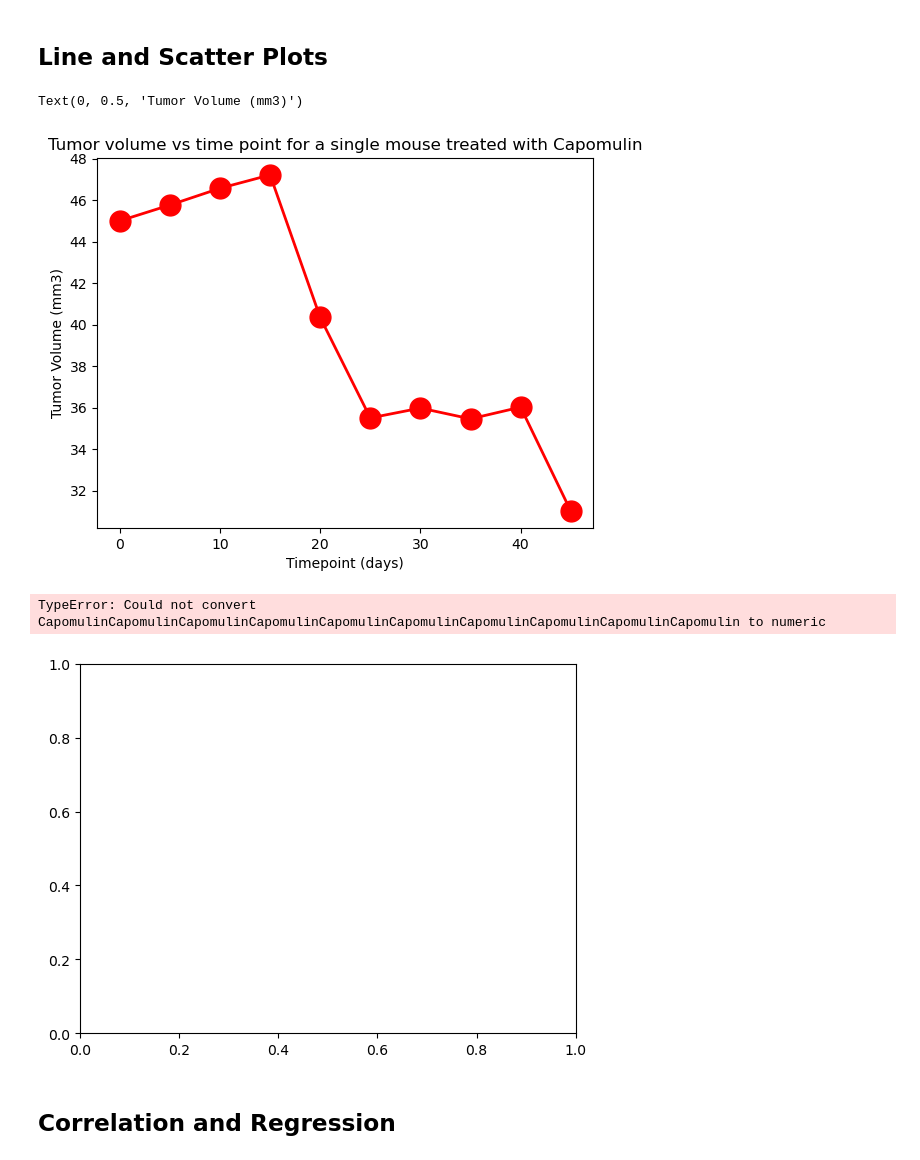
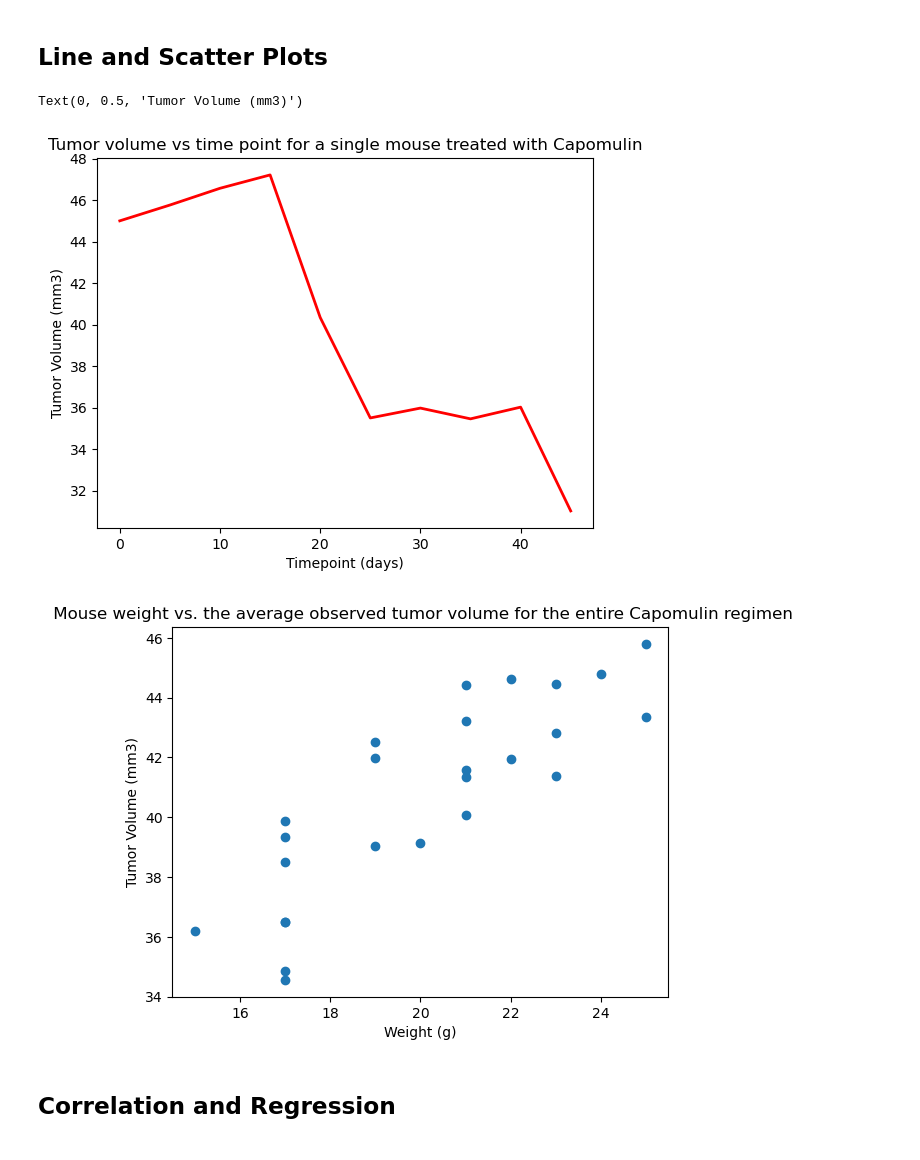
Before and after one commit to Annabrabender/datavisulization-challenge, a Jupyter notebook: pymaceuticals_starter.ipynb, the cells around one changed output. Saved outputs shown, nothing was run; the diff lists cells and outputs as text; code cells hidden in the pictures.

```diff
--- a/pymaceuticals_starter.ipynb
+++ b/pymaceuticals_starter.ipynb
@@ -323,26 +325,32 @@ tumorsize = line_df["Tumor Volume (mm3)"]
 
 fig1, ax1 = plt.subplots()
 plt.title("Tumor volume vs time point for a single mouse treated with Capomulin")
-plt.plot(x_axis, tumorsize, linewidth =2, markersize=15, marker="o", color="red", label="volume")
+plt.plot(x_axis, tumorsize, linewidth =2, color="red", label="volume")
 plt.xlabel("Timepoint (days)")
 plt.ylabel("Tumor Volume (mm3)")
 # %% [output]
 Text(0, 0.5, 'Tumor Volume (mm3)')
-[figure, old version]
+[figure, new version]
 # %%
 # Generate a scatter plot of mouse weight vs. the average observed tumor volume for the entire Capomulin regimen
 
 
-average_volume_capomulin =capomulin_df.groupby(['Mouse ID']).mean()
+group_capomulin_df = capomulin_df.groupby("Mouse ID")
 
 
-plt.scatter(average_volume_capomulin['Weight (g)'],average_volume_capomulin['Tumor Volume (mm3)'], color="red")
-plt.title('Mouse Weight Versus Average Observed Tumor Volume')
-plt.xlabel('Weight (g)',fontsize =12)
-plt.ylabel('Average Tumor Volume (mm3)')
+average_volume_capomulin = group_capomulin_df[('Tumor Volume (mm3)')].mean()
+
+weight = group_capomulin_df["Weight (g)"].mean()
+avg_capomulin_df = pd.DataFrame({"Weight (g)": weight,
+                            "Tumor Volume (mm3)": average_volume_capomulin})
+
+plt.scatter(weight, average_volume_capomulin)
+plt.xlabel("Weight (g)")
+plt.ylabel("Tumor Volume (mm3)")
+plt.title(" Mouse weight vs. the average observed tumor volume for the entire Capomulin regimen")
+plt.show()
 # %% [output]
-TypeError: Could not convert CapomulinCapomulinCapomulinCapomulinCapomulinCapomulinCapomulinCapomulinCapomulinCapomulin to numeric
-[figure, old version]
+[figure, new version]
 # %% [markdown]
 ## Correlation and Regression
 # %%
```
Also changed, not shown: parts of 2 cells of this notebook.
